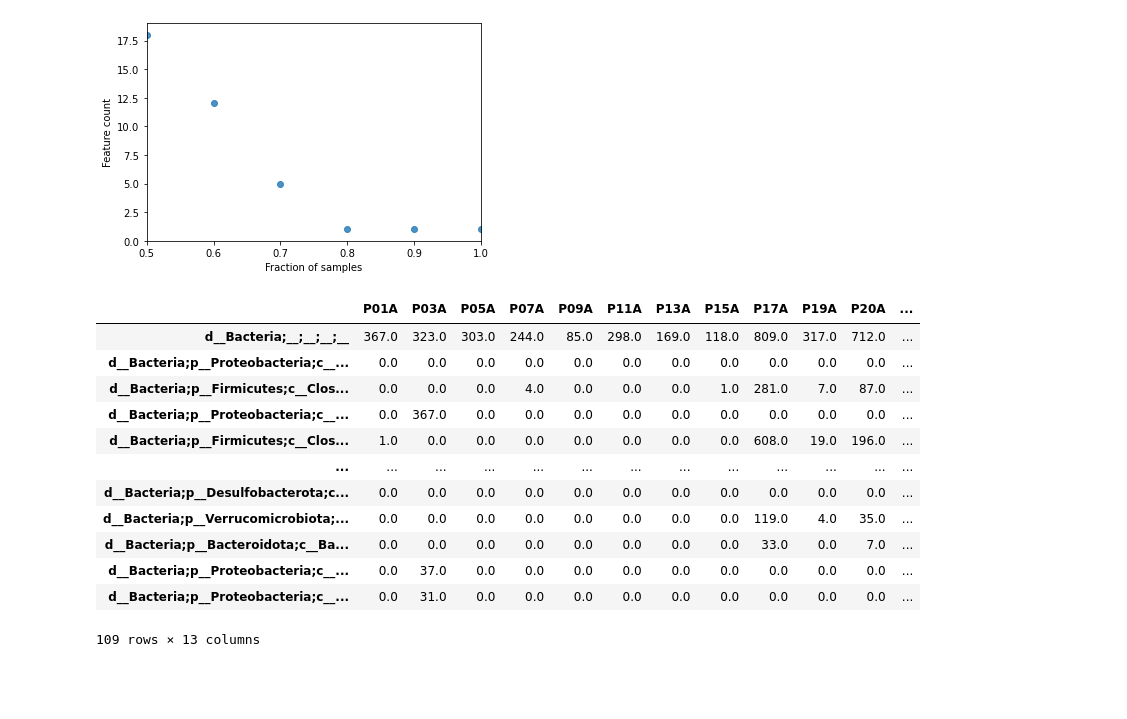
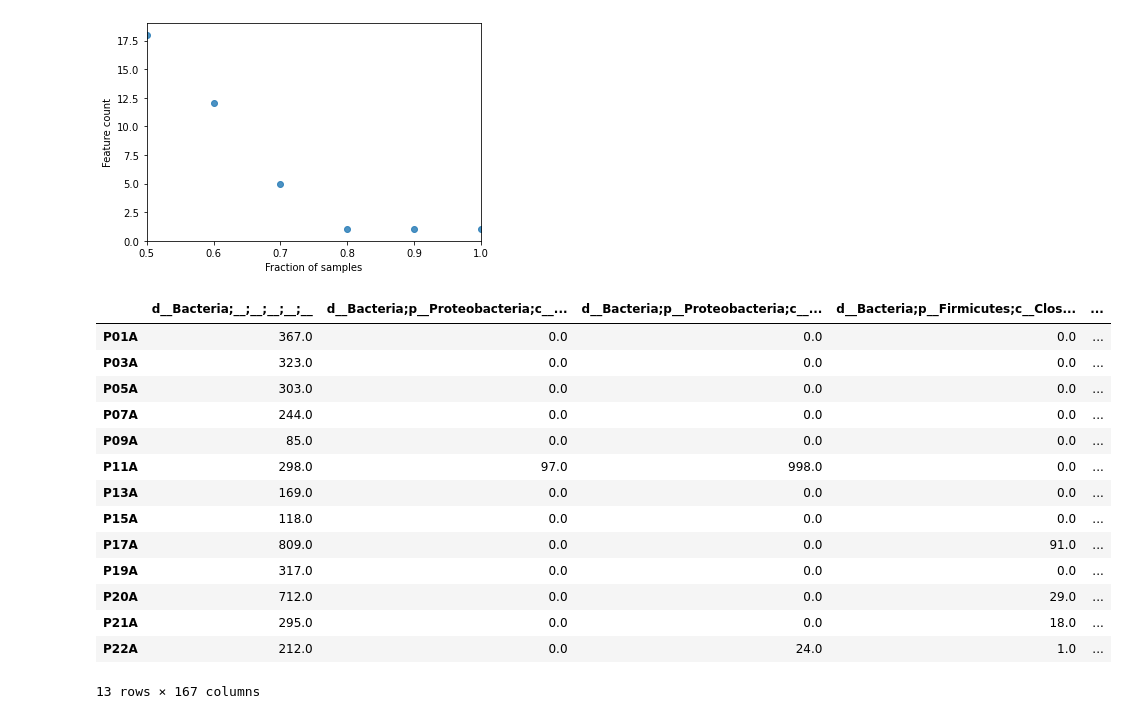
Before and after one commit to nezapajek/proteus-skin-microbiome, a Jupyter notebook: bacteria/04_core-microbiome.ipynb, the cells around one changed output. Saved outputs shown, nothing was run; the diff lists cells and outputs as text; code cells hidden in the pictures; blank space fills up the shorter version.

```diff
--- a/bacteria/04_core-microbiome.ipynb
+++ b/bacteria/04_core-microbiome.ipynb
@@ -50,21 +47,23 @@ for level in range(2,8):
     )
     taxtable[level] = result.collapsed_table
 # %%
-taxtable[5].view(pd.DataFrame).T
+taxtable[6].view(pd.DataFrame)
 # %% [output]
-|  | P01A | P03A | P05A | P07A | P09A | P11A | P13A | P15A | P17A | P19A | P20A | ... |
-| d__Bacteria;__;__;__;__ | 367.0 | 323.0 | 303.0 | 244.0 | 85.0 | 298.0 | 169.0 | 118.0 | 809.0 | 317.0 | 712.0 | ... |
-| d__Bacteria;p__Proteobacteria;c__... | 0.0 | 0.0 | 0.0 | 0.0 | 0.0 | 0.0 | 0.0 | 0.0 | 0.0 | 0.0 | 0.0 | ... |
-| d__Bacteria;p__Firmicutes;c__Clos... | 0.0 | 0.0 | 0.0 | 4.0 | 0.0 | 0.0 | 0.0 | 1.0 | 281.0 | 7.0 | 87.0 | ... |
-| d__Bacteria;p__Proteobacteria;c__... | 0.0 | 367.0 | 0.0 | 0.0 | 0.0 | 0.0 | 0.0 | 0.0 | 0.0 | 0.0 | 0.0 | ... |
-| d__Bacteria;p__Firmicutes;c__Clos... | 1.0 | 0.0 | 0.0 | 0.0 | 0.0 | 0.0 | 0.0 | 0.0 | 608.0 | 19.0 | 196.0 | ... |
-| ... | ... | ... | ... | ... | ... | ... | ... | ... | ... | ... | ... | ... |
-| d__Bacteria;p__Desulfobacterota;c... | 0.0 | 0.0 | 0.0 | 0.0 | 0.0 | 0.0 | 0.0 | 0.0 | 0.0 | 0.0 | 0.0 | ... |
-| d__Bacteria;p__Verrucomicrobiota;... | 0.0 | 0.0 | 0.0 | 0.0 | 0.0 | 0.0 | 0.0 | 0.0 | 119.0 | 4.0 | 35.0 | ... |
-| d__Bacteria;p__Bacteroidota;c__Ba... | 0.0 | 0.0 | 0.0 | 0.0 | 0.0 | 0.0 | 0.0 | 0.0 | 33.0 | 0.0 | 7.0 | ... |
-| d__Bacteria;p__Proteobacteria;c__... | 0.0 | 37.0 | 0.0 | 0.0 | 0.0 | 0.0 | 0.0 | 0.0 | 0.0 | 0.0 | 0.0 | ... |
-| d__Bacteria;p__Proteobacteria;c__... | 0.0 | 31.0 | 0.0 | 0.0 | 0.0 | 0.0 | 0.0 | 0.0 | 0.0 | 0.0 | 0.0 | ... |
+|  | d__Bacteria;__;__;__;__;__ | d__Bacteria;p__Proteobacteria;c__... | d__Bacteria;p__Proteobacteria;c__... | d__Bacteria;p__Firmicutes;c__Clos... | ... |
+| P01A | 367.0 | 0.0 | 0.0 | 0.0 | ... |
+| P03A | 323.0 | 0.0 | 0.0 | 0.0 | ... |
+| P05A | 303.0 | 0.0 | 0.0 | 0.0 | ... |
+| P07A | 244.0 | 0.0 | 0.0 | 0.0 | ... |
+| P09A | 85.0 | 0.0 | 0.0 | 0.0 | ... |
+| P11A | 298.0 | 97.0 | 998.0 | 0.0 | ... |
+| P13A | 169.0 | 0.0 | 0.0 | 0.0 | ... |
+| P15A | 118.0 | 0.0 | 0.0 | 0.0 | ... |
+| P17A | 809.0 | 0.0 | 0.0 | 91.0 | ... |
+| P19A | 317.0 | 0.0 | 0.0 | 0.0 | ... |
+| P20A | 712.0 | 0.0 | 0.0 | 29.0 | ... |
+| P21A | 295.0 | 0.0 | 0.0 | 18.0 | ... |
+| P22A | 212.0 | 0.0 | 24.0 | 1.0 | ... |
-109 rows × 13 columns
+13 rows × 167 columns
 # %%
 core_microbiome ={}
 
```
Also changed, not shown: parts of 2 cells of this notebook, 25 other files.
